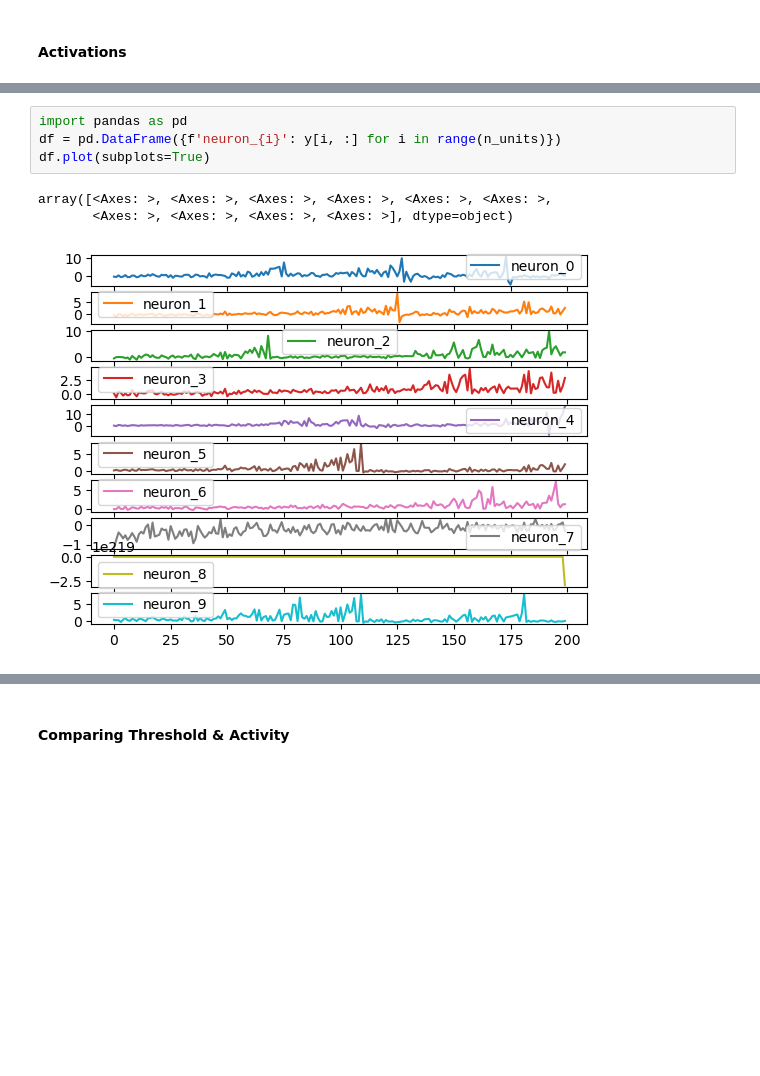
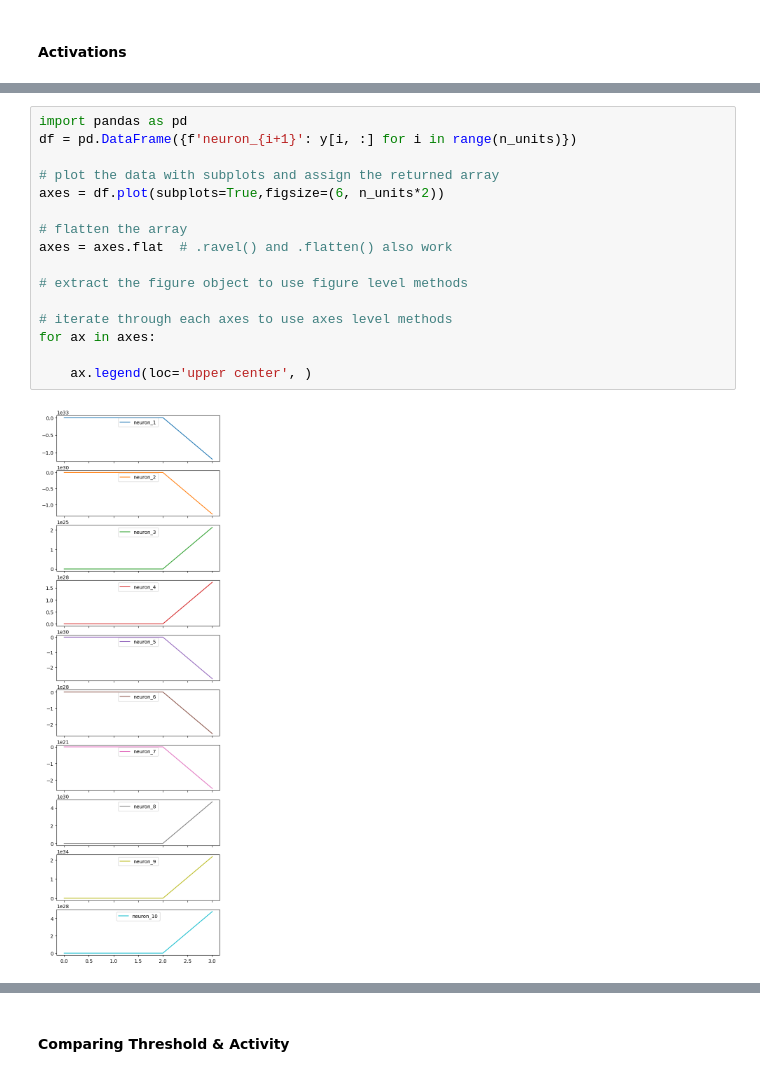
Before and after one commit to juelha/BCM_LearningRule, a Jupyter notebook: BCM_og.ipynb, the cells around one changed output, grey strips where cells are left out. Cells and saved outputs as stored; diff of their text form; blank space fills up the shorter version.

```diff
--- a/BCM_og.ipynb
+++ b/BCM_og.ipynb
@@ -185,11 +144,21 @@ y.shape
 # %%
 import pandas as pd
-df = pd.DataFrame({f'neuron_{i}': y[i, :] for i in range(n_units)})
-df.plot(subplots=True)
+df = pd.DataFrame({f'neuron_{i+1}': y[i, :] for i in range(n_units)})
+
+# plot the data with subplots and assign the returned array
+axes = df.plot(subplots=True,figsize=(6, n_units*2))
+
+# flatten the array
+axes = axes.flat  # .ravel() and .flatten() also work
+
+# extract the figure object to use figure level methods
+
+# iterate through each axes to use axes level methods
+for ax in axes:
+
+    ax.legend(loc='upper center', )
 # %% [output]
-array([<Axes: >, <Axes: >, <Axes: >, <Axes: >, <Axes: >, <Axes: >,
-       <Axes: >, <Axes: >, <Axes: >, <Axes: >], dtype=object)
-[figure, old version]
+[figure, new version]
 # %%
 import matplotlib.pyplot as plt
 import pandas as pd
```
Also changed, not shown: parts of 15 cells of this notebook, 4 other files.
